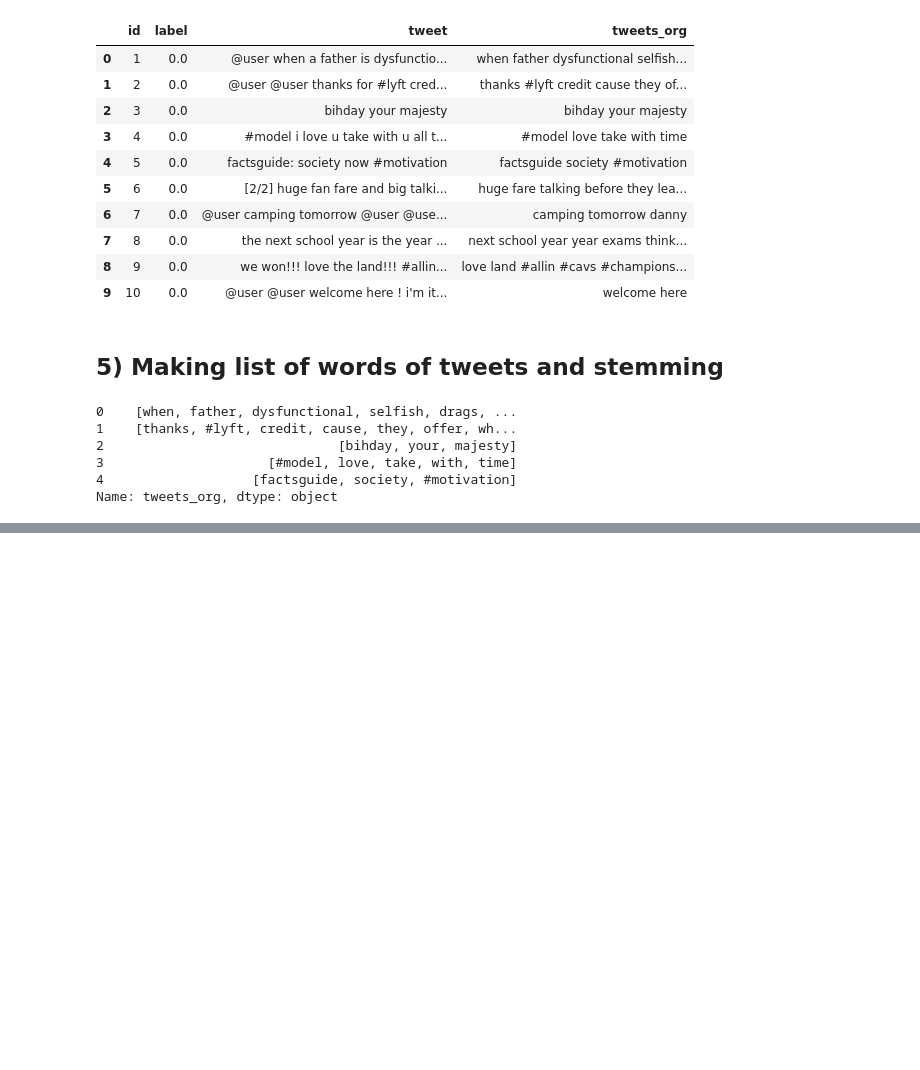
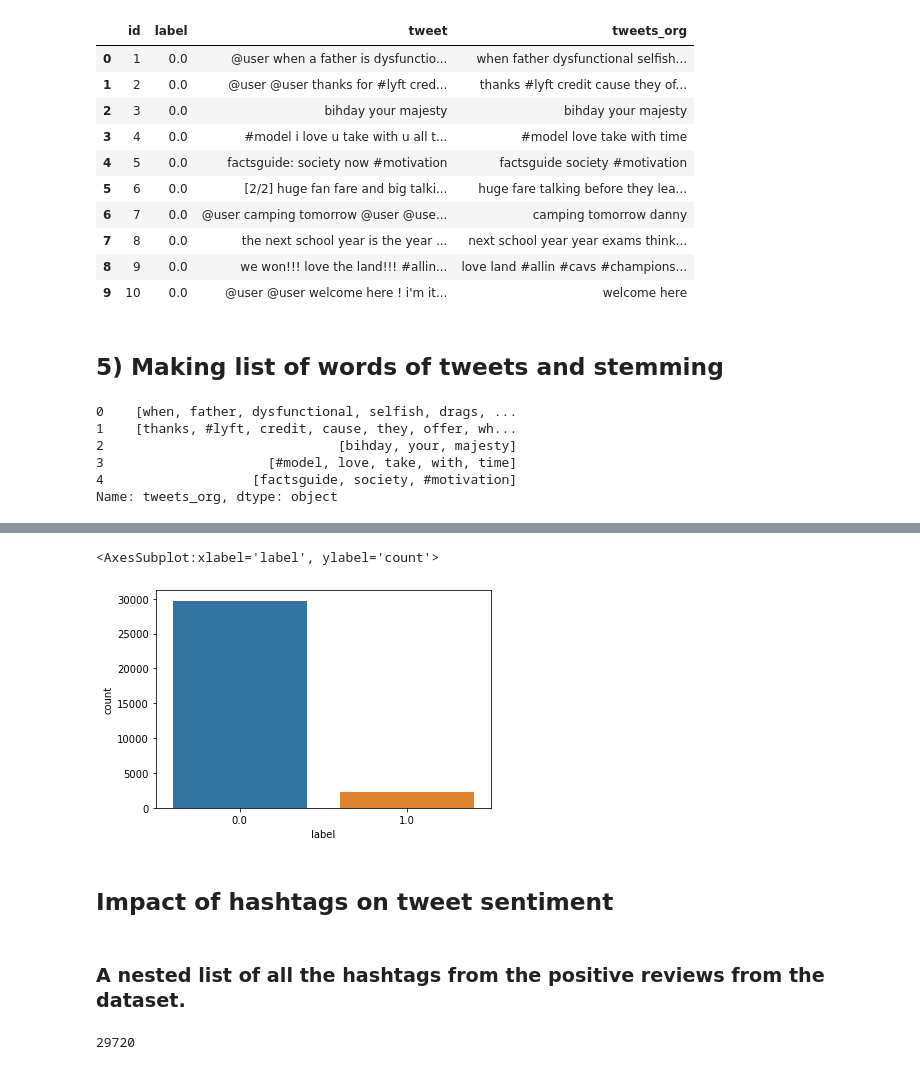
Before and after one commit to harshitjain31/Social-Media-Sentiment-analysis, a Jupyter notebook: Project.ipynb, the cells around one changed output, grey strips where cells are left out. Saved outputs shown, nothing was run; the diff lists cells and outputs as text; code cells hidden in the pictures; blank space fills up the shorter version.

```diff
--- a/Project.ipynb
+++ b/Project.ipynb
@@ -197,0 +250,7 @@ combine.head()
+# %%
+sns.countplot(data=train_original,x=combine['label'])
+# %% [output]
+<AxesSubplot:xlabel='label', ylabel='count'>
+[figure, added]
+# %% [markdown]
+## Impact of hashtags on tweet sentiment
@@ -197,0 +264,2 @@ combine.head()
+# %% [markdown]
+### A nested list of all the hashtags from the positive reviews from the dataset.
@@ -197,0 +268,4 @@ combine.head()
+# %%
+ht_positive
+# %% [output]
+29720
```
Also changed, not shown: parts of 48 cells of this notebook.
